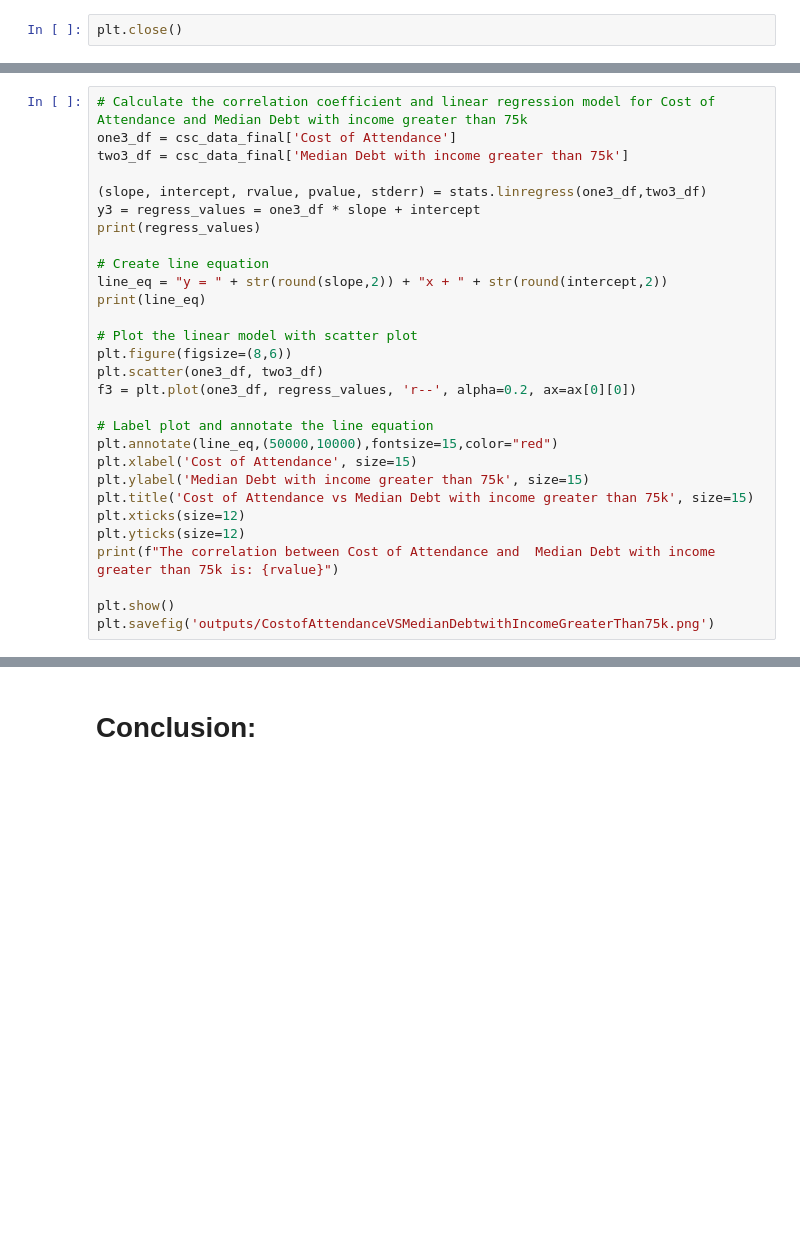
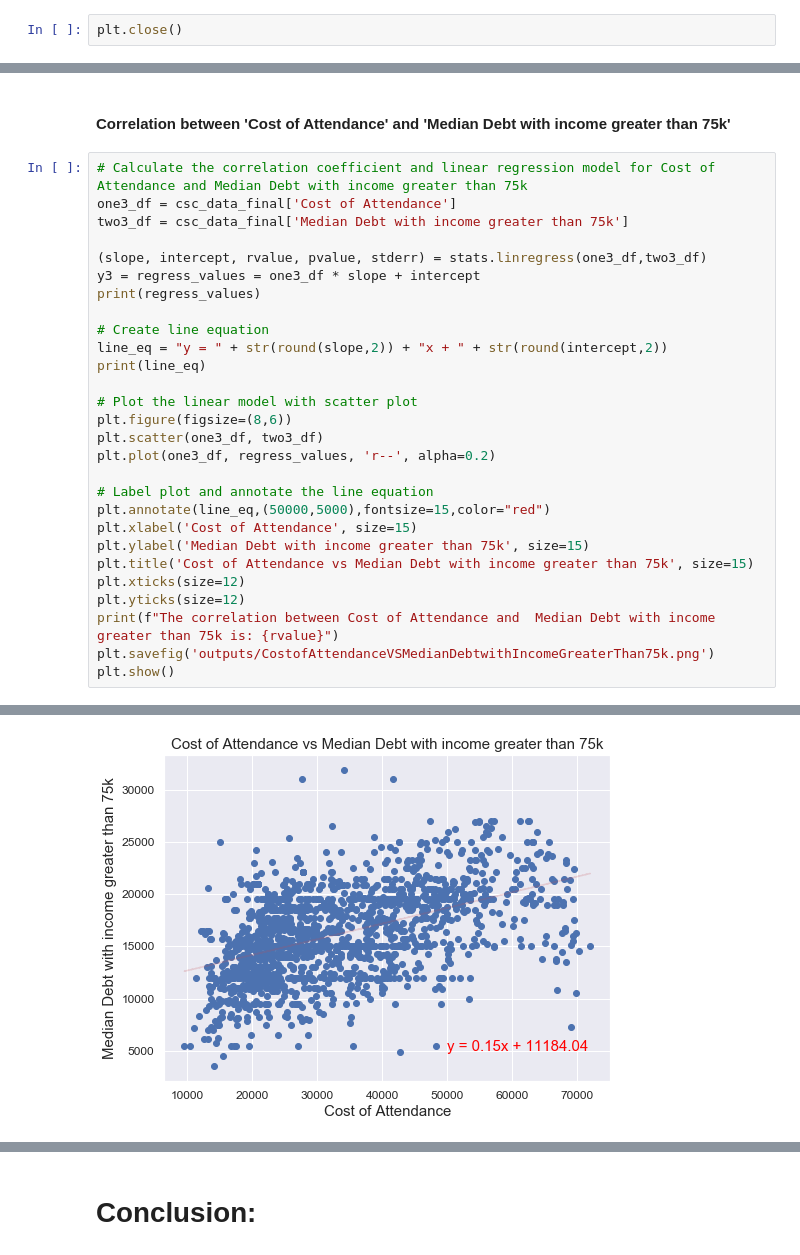
Before and after one commit to hyacob-89/project_one, a Jupyter notebook: project_one_nb.ipynb, the cells around one changed output, grey strips where cells are left out. Saved outputs shown, nothing was run; the diff lists cells and outputs as text; blank space fills up the shorter version.

```diff
--- a/project_one_nb.ipynb
+++ b/project_one_nb.ipynb
@@ -502,3 +593,5 @@ plt.savefig('outputs/CostOfAttendanceVSOutofStateTuition.png')
+# %% [markdown]
+#### Correlation between 'Cost of Attendance' and 'Median Debt with income greater than 75k'
 # %%
 # Calculate the correlation coefficient and linear regression model for Cost of Attendance and Median Debt with income greater than 75k
 one3_df = csc_data_final['Cost of Attendance']
@@ -515,16 +608,16 @@ print(line_eq)
 # Plot the linear model with scatter plot
 plt.figure(figsize=(8,6))
 plt.scatter(one3_df, two3_df)
-f3 = plt.plot(one3_df, regress_values, 'r--', alpha=0.2, ax=ax[0][0])
+plt.plot(one3_df, regress_values, 'r--', alpha=0.2)
 
 # Label plot and annotate the line equation
-plt.annotate(line_eq,(50000,10000),fontsize=15,color="red")
+plt.annotate(line_eq,(50000,5000),fontsize=15,color="red")
 plt.xlabel('Cost of Attendance', size=15)
 plt.ylabel('Median Debt with income greater than 75k', size=15)
 plt.title('Cost of Attendance vs Median Debt with income greater than 75k', size=15)
 plt.xticks(size=12)
 plt.yticks(size=12)
 print(f"The correlation between Cost of Attendance and  Median Debt with income greater than 75k is: {rvalue}")
-
+plt.savefig('outputs/CostofAttendanceVSMedianDebtwithIncomeGreaterThan75k.png')
 plt.show()
-plt.savefig('outputs/CostofAttendanceVSMedianDebtwithIncomeGreaterThan75k.png')
+# %% [output]
@@ -531 +638,2 @@ plt.savefig('outputs/CostofAttendanceVSMedianDebtwithIncomeGreaterThan75k.png')
+[figure, added]
 # %% [markdown]
```
Also changed, not shown: parts of 46 cells of this notebook, 8 other files.
